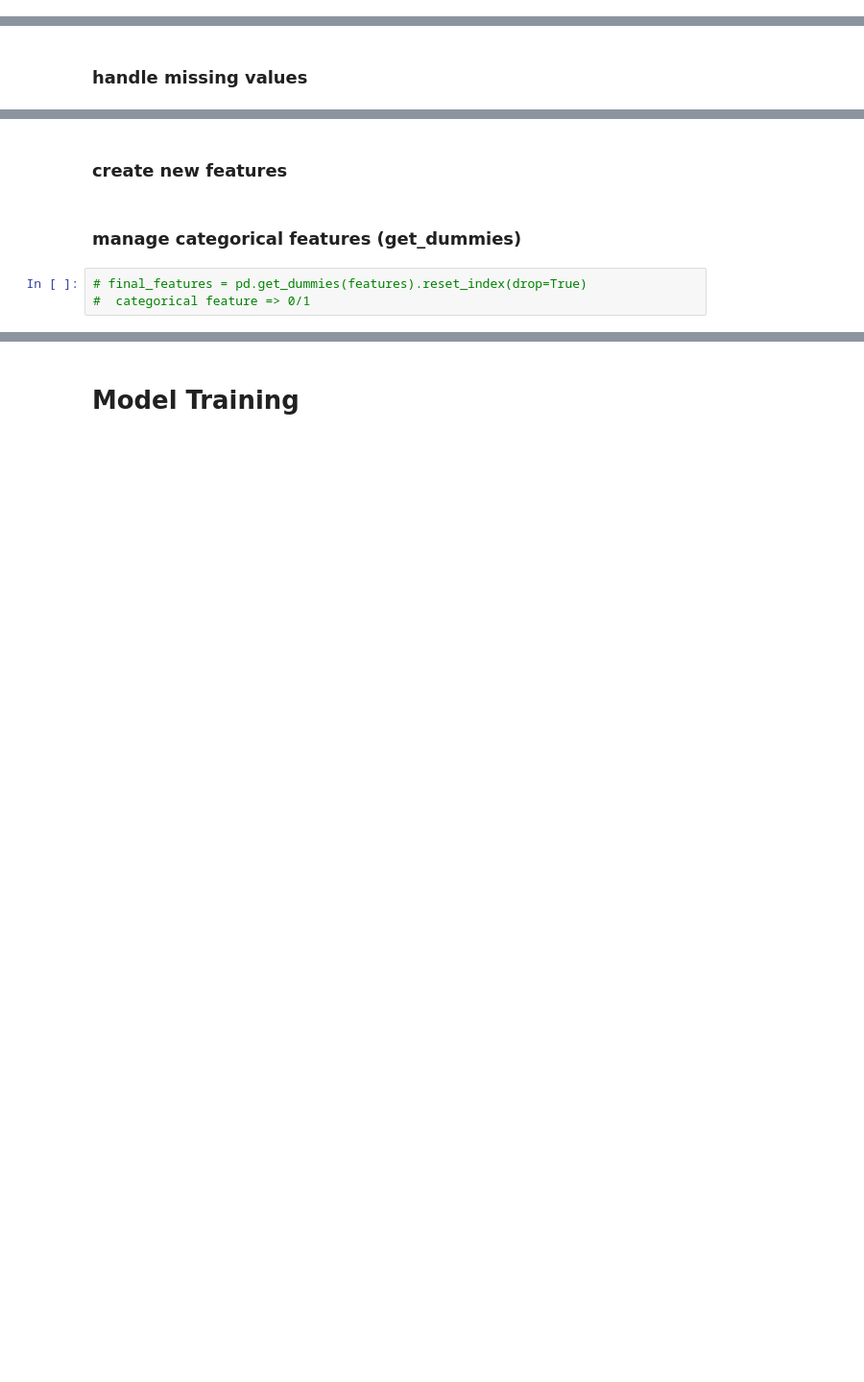
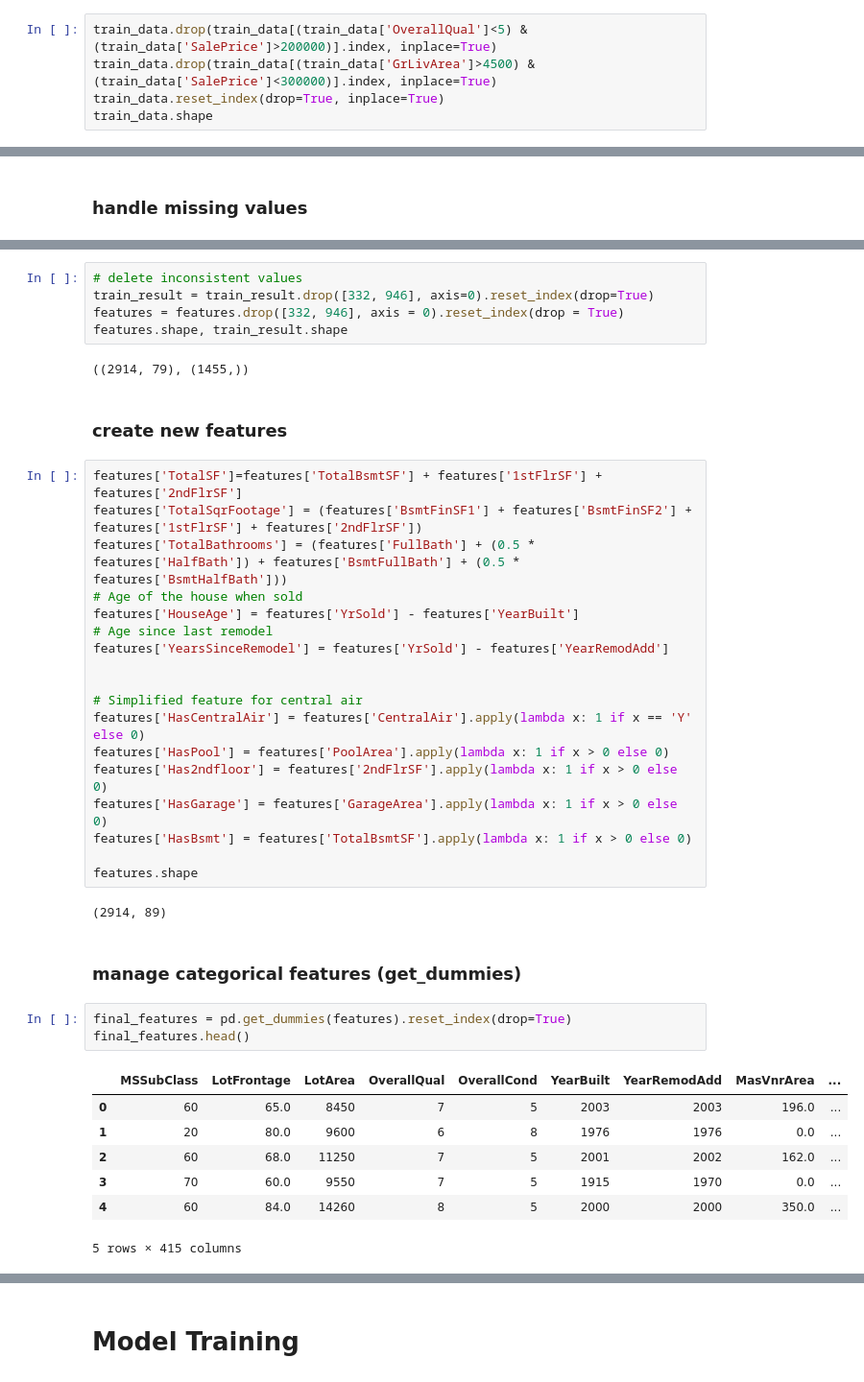
Before and after one commit to zoezhousy/Kaggle_House_Price_Prediction, a Jupyter notebook: notebook-team-x.ipynb, the cells around one changed output, grey strips where cells are left out. Shown at 96% size. Saved outputs shown, nothing was run; the diff lists cells and outputs as text; blank space fills up the shorter version.

```diff
--- a/notebook-team-x.ipynb
+++ b/notebook-team-x.ipynb
@@ -287,0 +291,5 @@ fig.axis(ymin=0, ymax=800000);
+# %%
+train_data.drop(train_data[(train_data['OverallQual']<5) & (train_data['SalePrice']>200000)].index, inplace=True)
+train_data.drop(train_data[(train_data['GrLivArea']>4500) & (train_data['SalePrice']<300000)].index, inplace=True)
+train_data.reset_index(drop=True, inplace=True)
+train_data.shape
@@ -292,7 +405,42 @@ fig.axis(ymin=0, ymax=800000);
+# %%
+# delete inconsistent values
+train_result = train_result.drop([332, 946], axis=0).reset_index(drop=True)
+features = features.drop([332, 946], axis = 0).reset_index(drop = True)
+features.shape, train_result.shape
+# %% [output]
+((2914, 79), (1455,))
 # %% [markdown]
 ### create new features
+# %%
+features['TotalSF']=features['TotalBsmtSF'] + features['1stFlrSF'] + features['2ndFlrSF']
+features['TotalSqrFootage'] = (features['BsmtFinSF1'] + features['BsmtFinSF2'] + features['1stFlrSF'] + features['2ndFlrSF'])
+features['TotalBathrooms'] = (features['FullBath'] + (0.5 * features['HalfBath']) + features['BsmtFullBath'] + (0.5 * features['BsmtHalfBath']))
+# Age of the house when sold
+features['HouseAge'] = features['YrSold'] - features['YearBuilt']
+# Age since last remodel
+features['YearsSinceRemodel'] = features['YrSold'] - features['YearRemodAdd']
+
+
+# Simplified feature for central air
+features['HasCentralAir'] = features['CentralAir'].apply(lambda x: 1 if x == 'Y' else 0)
+features['HasPool'] = features['PoolArea'].apply(lambda x: 1 if x > 0 else 0)
+features['Has2ndfloor'] = features['2ndFlrSF'].apply(lambda x: 1 if x > 0 else 0)
+features['HasGarage'] = features['GarageArea'].apply(lambda x: 1 if x > 0 else 0)
+features['HasBsmt'] = features['TotalBsmtSF'].apply(lambda x: 1 if x > 0 else 0)
+
+features.shape
+# %% [output]
+(2914, 89)
 # %% [markdown]
 ### manage categorical features (get_dummies)
 # %%
-# final_features = pd.get_dummies(features).reset_index(drop=True)
-#  categorical feature => 0/1
+final_features = pd.get_dummies(features).reset_index(drop=True)
+final_features.head()
+# %% [output]
+|  | MSSubClass | LotFrontage | LotArea | OverallQual | OverallCond | YearBuilt | YearRemodAdd | MasVnrArea | ... |
+| 0 | 60 | 65.0 | 8450 | 7 | 5 | 2003 | 2003 | 196.0 | ... |
+| 1 | 20 | 80.0 | 9600 | 6 | 8 | 1976 | 1976 | 0.0 | ... |
+| 2 | 60 | 68.0 | 11250 | 7 | 5 | 2001 | 2002 | 162.0 | ... |
+| 3 | 70 | 60.0 | 9550 | 7 | 5 | 1915 | 1970 | 0.0 | ... |
+| 4 | 60 | 84.0 | 14260 | 8 | 5 | 2000 | 2000 | 350.0 | ... |
+5 rows × 415 columns
```
Also changed, not shown: parts of 25 cells of this notebook.
